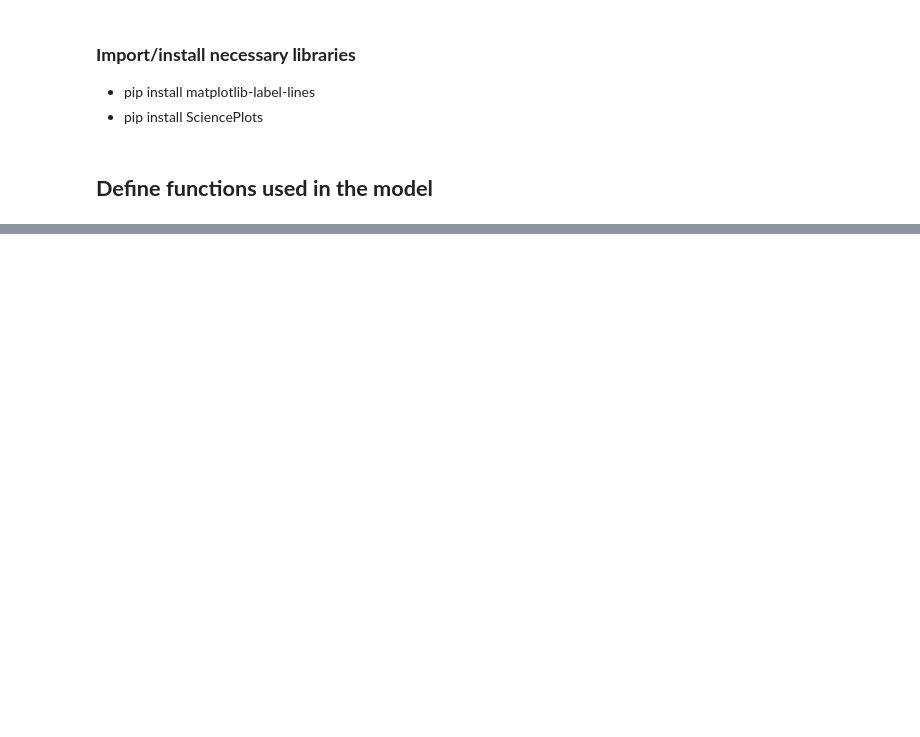
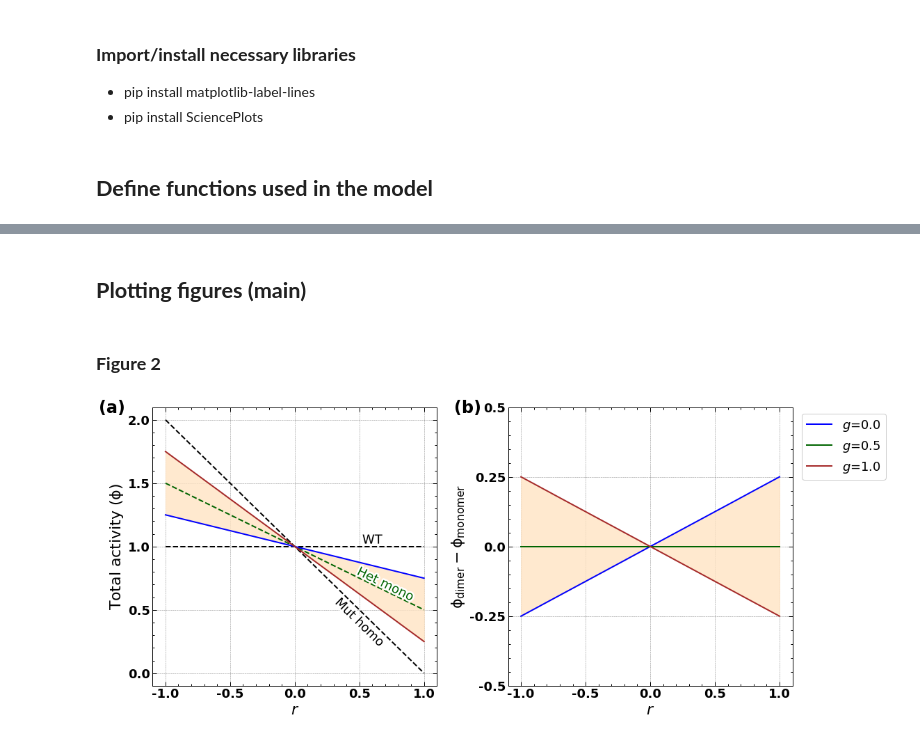
Before and after one commit to Landrylab/Dominance_model_2025, a Jupyter notebook: Scripts/Dominance_model_figures.ipynb, the cells around one changed output, grey strips where cells are left out. Drawn from its saved outputs; the diff is of its cells as text; code cells hidden in the pictures; blank space fills up the shorter version.

```diff
--- a/Scripts/Dominance_model_figures.ipynb
+++ b/Scripts/Dominance_model_figures.ipynb
@@ -1719,0 +356,73 @@ plt.plot()
+# %%
+# extracting and renaming the necessary results for plotting
+act_m_WT = WT_results["mono"]["act"]
+act_m_homo_mut = Mut_homo_results["mono"]["act"]
+act_d_hetero = Het_results["di"]["act"]
+act_m_hetero = Het_results["mono"]["act"]
+act_r_hetero = Het_results["rel"]["act"]
+
+activity_cr = [Het_spec_r[i]["act"] for i in range(len(Het_spec_r))]
+activity_cg = [Het_spec_g[i]["act"] for i in range(len(Het_spec_g))]
+
+fit1_d_hetero = Het_results["di"]["fit1"]
+fit2_d_hetero = Het_results["di"]["fit2"]
+h1_d = Het_results["di"]["h1"]
+h2_d = Het_results["di"]["h2"]
+# %% [markdown]
+## **Plotting figures (main)**
+# %% [markdown]
+### **Figure 2**
+# %%
+fig, axs = plt.subplots(1,2,figsize=(16,7))
+
+# r and g values
+r_vals = np.linspace(-1,1,201)
+g_vals = np.array([0.0,0.5,1.0])
+
+# duplicating WT activity values for plotting
+act_m_WT_vals = act_m_WT*np.ones_like(r_vals)
+
+# plot data
+fig2_data = [
+    (act_d_hetero, [0,2], ["blue", _, "brown"],
+     [(act_m_WT_vals, "black", "WT"), (act_m_hetero[0], "darkgreen", "Het mono"), (act_m_homo_mut, "black", "Mut homo")],
+     np.linspace(0,2,5), r"Total activity ($\mathrm{\phi}$)", "(a)"),
+    (act_r_hetero, [0,1,2], ["blue", "darkgreen", "brown"], _,
+     np.linspace(-0.5,0.5,5), r"$\mathrm{\phi_{dimer} - \phi_{monomer}}$", "(b)")
+]
+
+# xticks and label
+xticks_fig2 = np.linspace(-1,1,5)
+xlabel_fig2 = "$r$"
+
+for i, (data, index, color, data1, yticks, ylabel, panel) in enumerate(fig2_data):
+    ax = axs[i]
+    if i == 0:
+        for (dat, color1, label1) in data1:
+            ax.plot(r_vals, dat, color=color1, label=label1, ls="--") # plotting results for WT, Het mono and Mut homo systems
+
+        # inline labels for monomer systems
+        lines = ax.get_lines()
+        labelLines(lines, xvals=[0.6,0.7,0.5], yoffsets=[0.05,0.05,-0.1], fontsize=18)
+
+    for j in index:
+        ax.plot(r_vals, data[j], color=color[j], label=f"$g$={g_vals[j]}") # plotting results for heterozygous dimer and dimerization effect
+
+    ax.fill_between(r_vals, data[0], data[-1], alpha=0.8, color="bisque")  # shaded region for activity landscape for het dimer system
+
+    # x and y ticks and labels
+    ax.set_xticks(xticks_fig2, labels=np.round(xticks_fig2, 1), fontsize=18, fontweight="bold")
+    ax.set_yticks(yticks, labels=np.round(yticks, 2), fontsize=18, fontweight="bold")
+    ax.set_xlabel(xlabel_fig2, fontsize=22)
+    ax.set_ylabel(ylabel, fontsize=22)
+
+    # panel annotation
+    ax.annotate(panel, xy=(-0.19, 0.98), xycoords="axes fraction", fontsize=24, fontweight="bold")
+
+plt.legend(bbox_to_anchor=[0,0,1.35,1], fontsize=18)
+plt.tight_layout(rect=[0,0,1,0.95])
+plt.subplots_adjust(wspace=0.25)
+plt.savefig("Figure2.pdf", dpi=800)
+plt.show()
+# %% [output]
+[figure, added]
```
Also changed, not shown: parts of 102 cells of this notebook, 13 other files.
